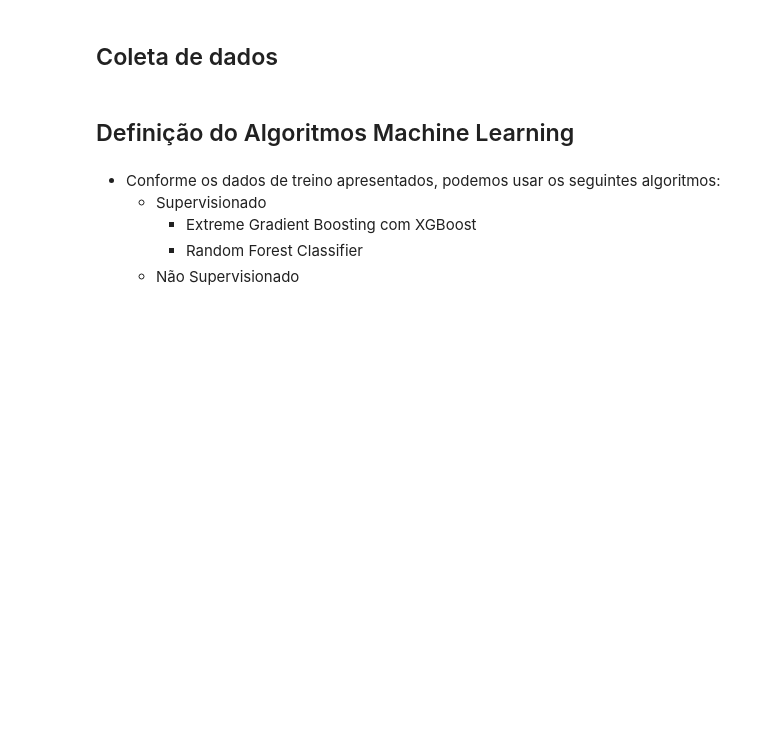
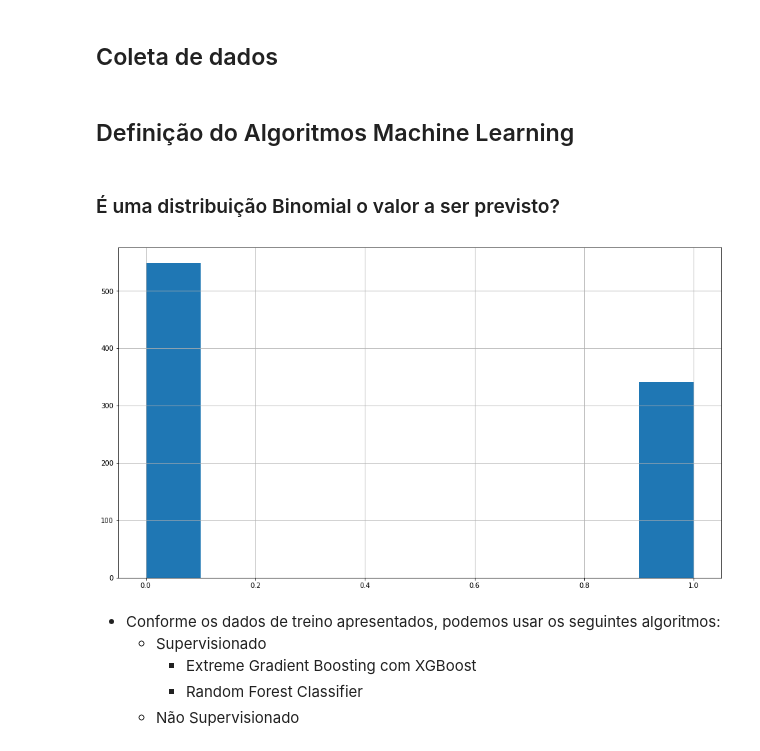
Before and after one commit to silvanopessoa/titanic, a Jupyter notebook: 01 - Análise Exploratória de Dados - Titanic.ipynb, the cells around one changed output. Cells and saved outputs as stored; diff of their text form; code cells hidden in the pictures; blank space fills up the shorter version.

```diff
--- a/01 - Análise Exploratória de Dados - Titanic.ipynb
+++ b/01 - Análise Exploratória de Dados - Titanic.ipynb
@@ -1070,6 +1072,14 @@ teste = test
 uniao = join
 # %% [markdown]
 ## Definição do Algoritmos Machine Learning
+# %% [markdown]
+### É uma distribuição Binomial o valor a ser previsto?
+# %%
+### Sim
+train['Sobreviventes'].hist()
+plt.show()
+# %% [output]
+[figure, added]
 # %% [markdown]
 * Conforme os dados de treino apresentados, podemos usar os seguintes algoritmos:
     * Supervisionado
```
Also changed, not shown: parts of 10 cells of this notebook.
